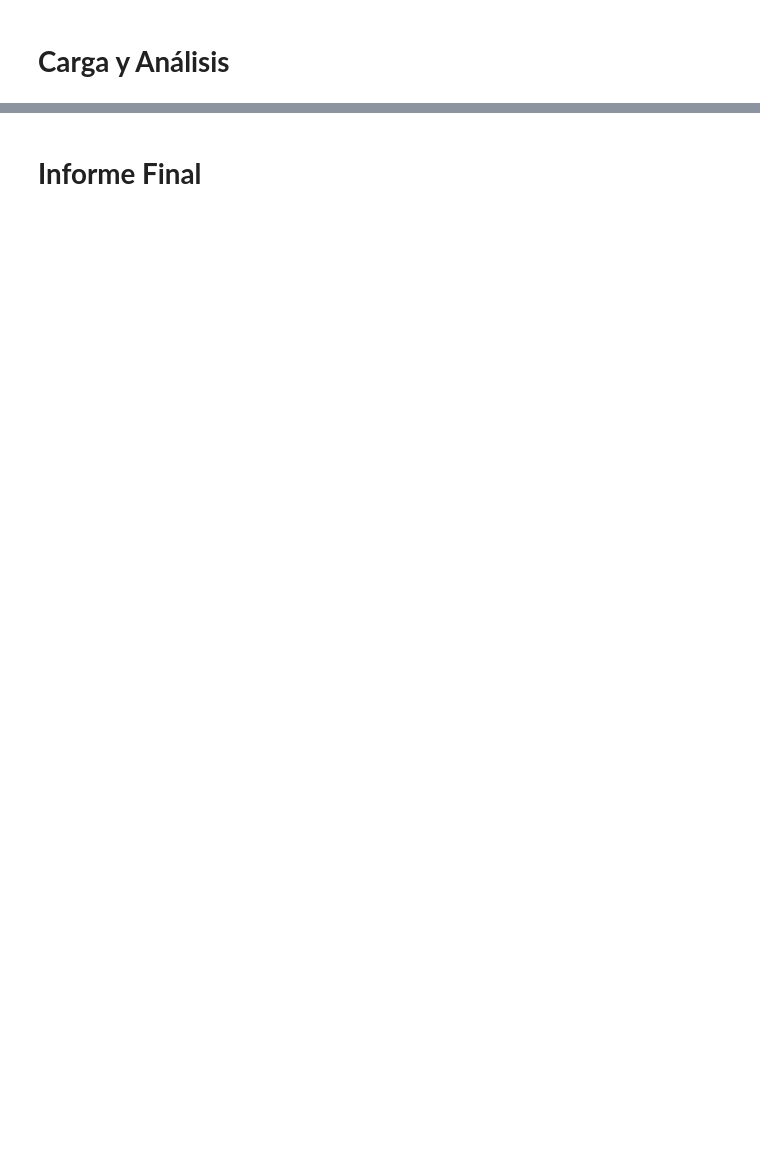
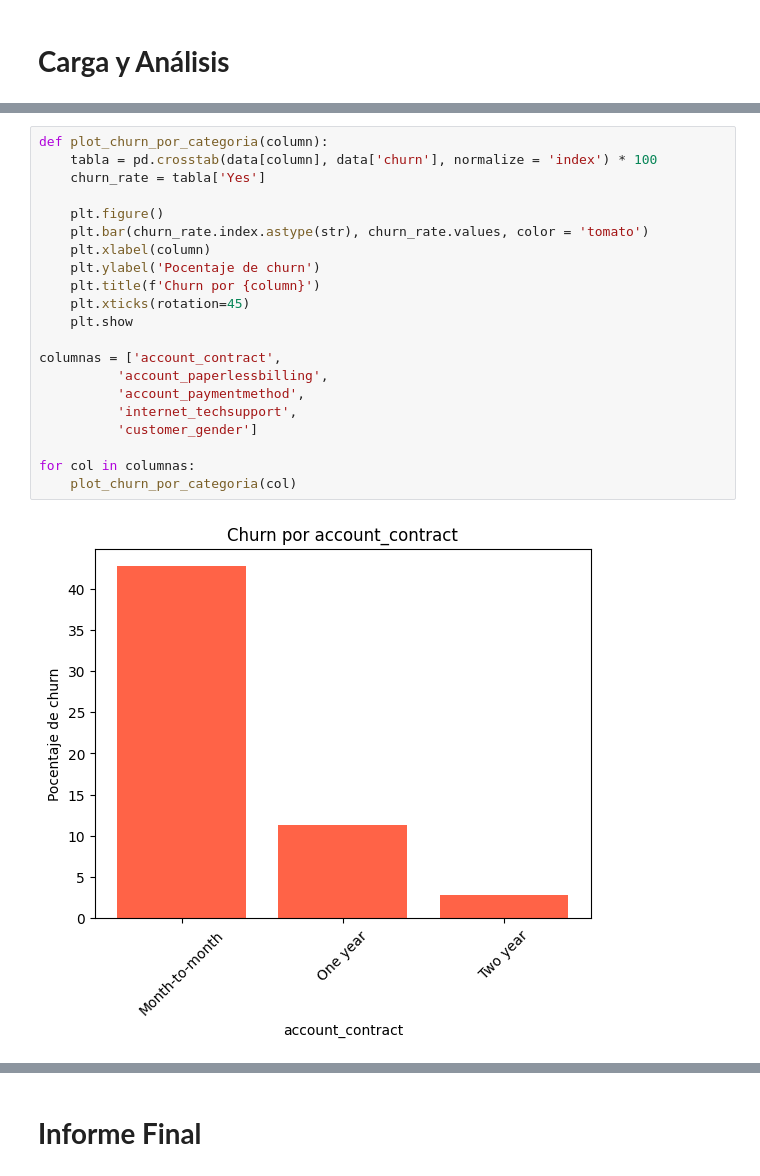
Before and after one commit to AndreaCisneros/challenge-telecomx, a Jupyter notebook: TelecomX.ipynb, the cells around one changed output, grey strips where cells are left out. Drawn from its saved outputs; the diff is of its cells as text; blank space fills up the shorter version.

```diff
--- a/TelecomX.ipynb
+++ b/TelecomX.ipynb
@@ -396,0 +427,23 @@ Name: meses_de_contrato, dtype: float64
+# %%
+def plot_churn_por_categoria(column):
+    tabla = pd.crosstab(data[column], data['churn'], normalize = 'index') * 100
+    churn_rate = tabla['Yes']
+
+    plt.figure()
+    plt.bar(churn_rate.index.astype(str), churn_rate.values, color = 'tomato')
+    plt.xlabel(column)
+    plt.ylabel('Pocentaje de churn')
+    plt.title(f'Churn por {column}')
+    plt.xticks(rotation=45)
+    plt.show
+
+columnas = ['account_contract',
+          'account_paperlessbilling',
+          'account_paymentmethod',
+          'internet_techsupport',
+          'customer_gender']
+
+for col in columnas:
+    plot_churn_por_categoria(col)
+# %% [output]
+[figure, added]
```
Also changed, not shown: parts of 20 cells of this notebook.
